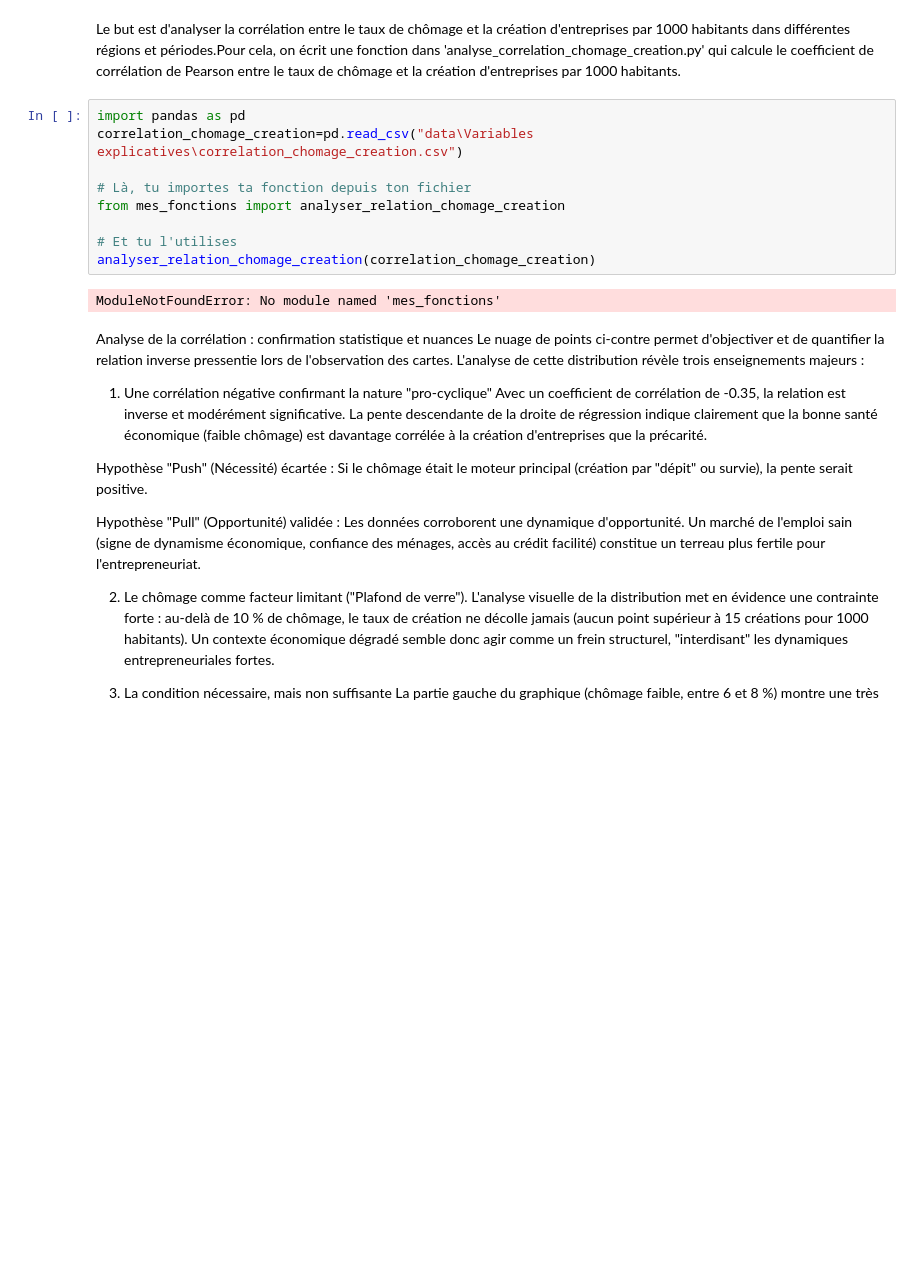
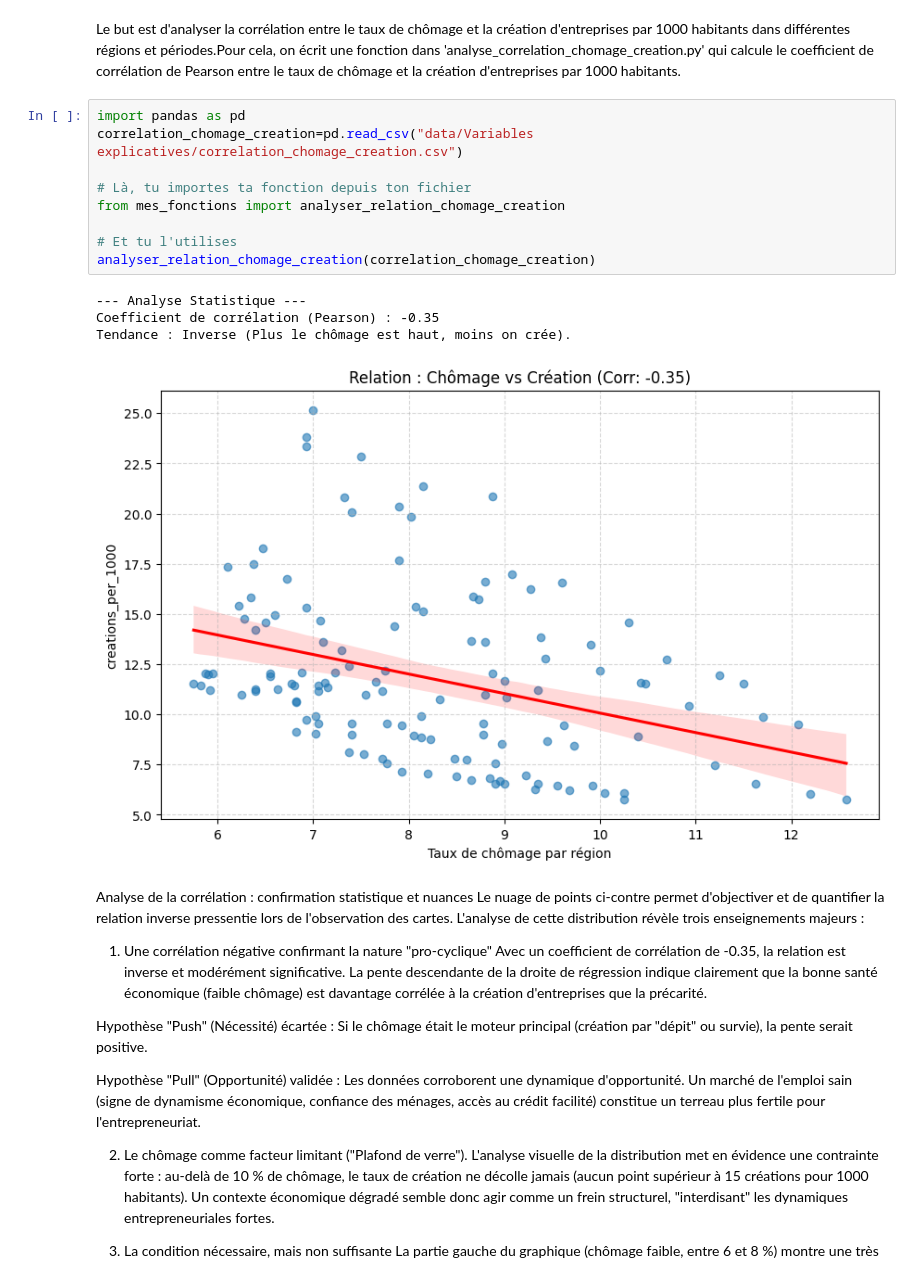
Before and after one commit to tristanczz/python_DS_2A, a Jupyter notebook: rendu_final.ipynb, the cells around one changed output. Cells and saved outputs as stored; diff of their text form; blank space fills up the shorter version.

```diff
--- a/rendu_final.ipynb
+++ b/rendu_final.ipynb
@@ -143,15 +386,18 @@ Il semble y avoir une corrélation négative entre chômage et création d'entre
 Le but est d'analyser la corrélation entre le taux de chômage et la création d'entreprises par 1000 habitants dans différentes régions et périodes.Pour cela, on écrit une fonction dans 'analyse_correlation_chomage_creation.py' qui calcule le coefficient de corrélation de Pearson entre le taux de chômage et la création d'entreprises par 1000 habitants.
 # %%
 import pandas as pd
-correlation_chomage_creation=pd.read_csv("data\Variables explicatives\correlation_chomage_creation.csv")
+correlation_chomage_creation=pd.read_csv("data/Variables explicatives/correlation_chomage_creation.csv")
 
 # Là, tu importes ta fonction depuis ton fichier
 from mes_fonctions import analyser_relation_chomage_creation
 
 # Et tu l'utilises
 analyser_relation_chomage_creation(correlation_chomage_creation)
 # %% [output]
-ModuleNotFoundError: No module named 'mes_fonctions'
+--- Analyse Statistique ---
+Coefficient de corrélation (Pearson) : -0.35
+Tendance : Inverse (Plus le chômage est haut, moins on crée).
+[figure, added]
 # %% [markdown]
 Analyse de la corrélation : confirmation statistique et nuances
 Le nuage de points ci-contre permet d'objectiver et de quantifier la relation inverse pressentie lors de l'observation des cartes. L'analyse de cette distribution révèle trois enseignements majeurs :
```
Also changed, not shown: parts of 59 cells of this notebook, 5 other files.
